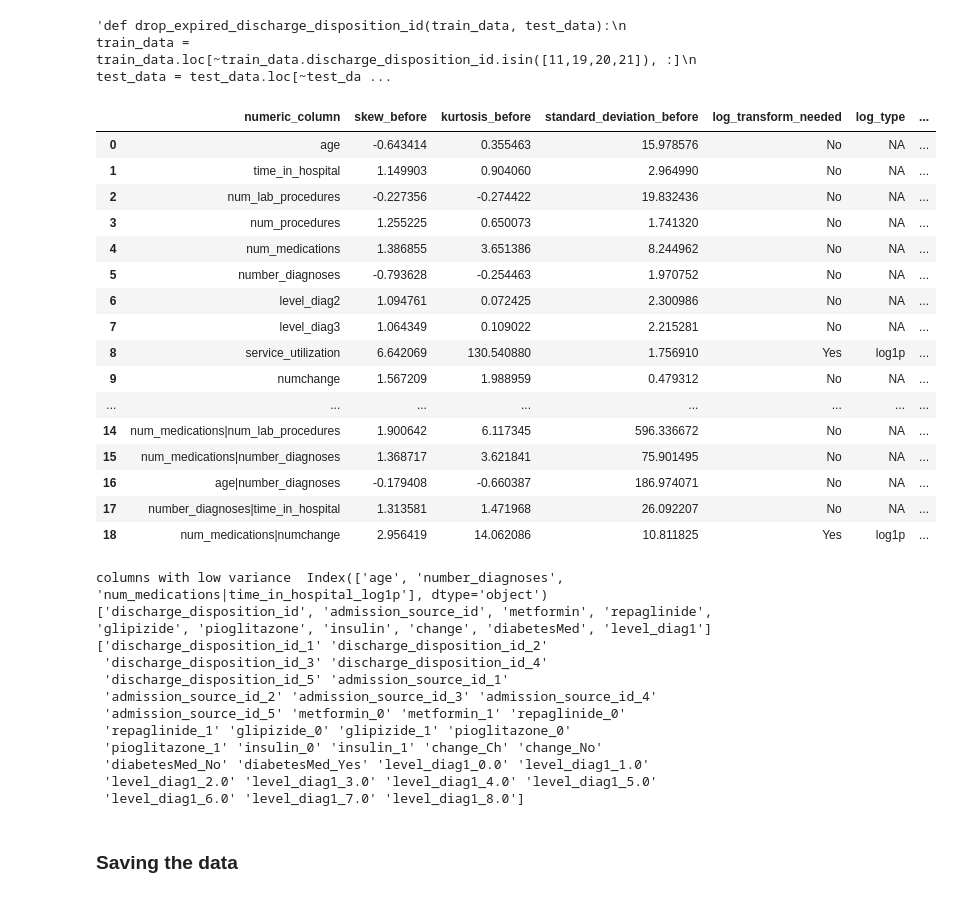
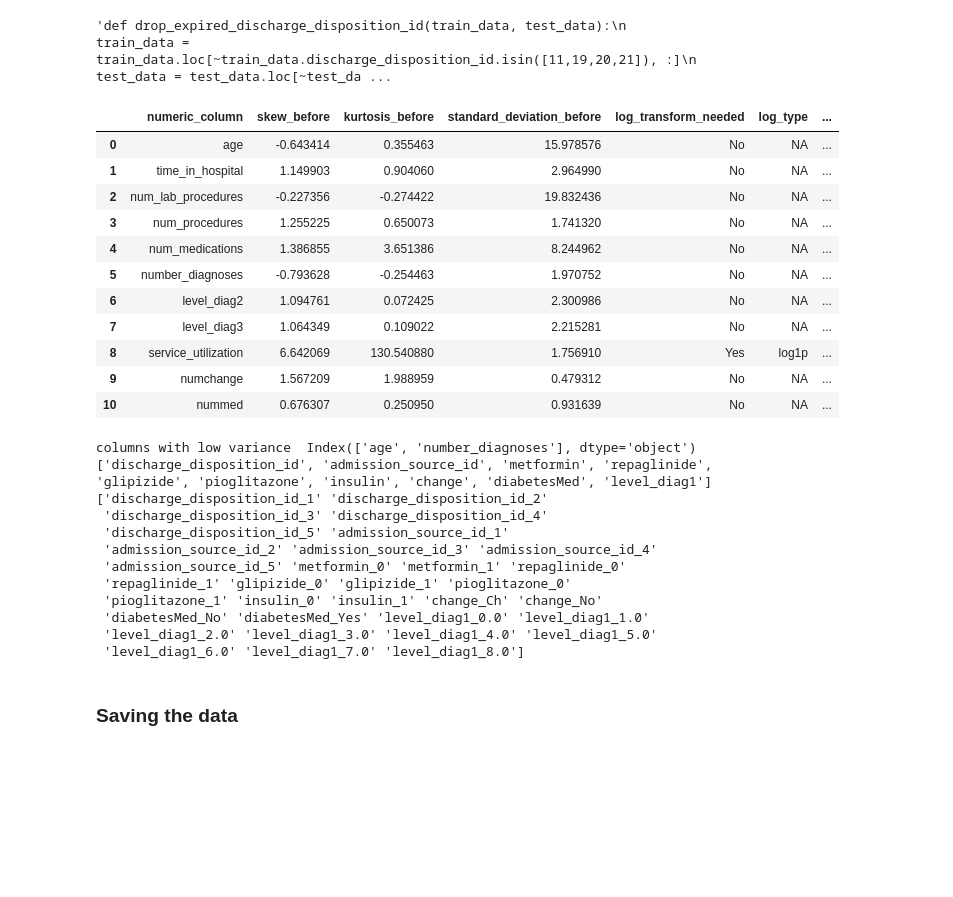
Before and after one commit to BasselAli1/Kaggle_Competition, a Jupyter notebook: Data_processing.ipynb, the cells around one changed output. Saved outputs shown, nothing was run; the diff lists cells and outputs as text; code cells hidden in the pictures; blank space fills up the shorter version.

Commit message:
Update Data_processing.ipynb
1- selecting the best 10 categorical features with chi2 test
2- using service utilization
3- removing interaction variables
f1 score on val: 0.79

```diff
--- a/Data_processing.ipynb
+++ b/Data_processing.ipynb
@@ -525,41 +525,36 @@ train_data, test_data = convert_age_to_numerical(train_data, test_data)
 
 
 train_data, test_data = count_the_change_in_medications(train_data, test_data)
 train_data, test_data = count_whether_he_takes_medications_and_convert_medications_to_0_1(train_data, test_data)
 train_data, test_data = drop_encounter_id_and_patient_id(train_data, test_data)
 train_data, test_data = make_columns_string(train_data, test_data)
-train_data, test_data = adding_interaction_variables(train_data, test_data)
+#train_data, test_data = adding_interaction_variables(train_data, test_data)
 train_data , test_data = check_skewness_and_take_log_of_skeweed_features(train_data, test_data)
 train_data = remove_outliers(train_data)
 train_data, test_data = remove_low_variance_columns(train_data, test_data)
 output, train_data = encode_output(train_data)
 
 train_data, test_data = replace_admission_type_id(train_data, test_data)
 train_data, test_data = drop_diag_2_and_3(train_data, test_data)
 train_data, test_data = drop_categorical_features_with_one_value(train_data, test_data)
 train_data, test_data = choose_best_categorical_features(train_data, test_data, output)
 non_numeric_columns_train, non_numeric_columns_test = one_hot_encode_object_columns(train_data, test_data)
 numeric_columns_train_standrized, numeric_columns_test_standrized = standarize_numeric_features(train_data, test_data)
 all_columns_train, all_columns_test = combine(numeric_columns_train_standrized, numeric_columns_test_standrized, non_numeric_columns_train, non_numeric_columns_test)
 # %% [output]
 |  | numeric_column | skew_before | kurtosis_before | standard_deviation_before | log_transform_needed | log_type | ... |
 | 0 | age | -0.643414 | 0.355463 | 15.978576 | No | NA | ... |
 | 1 | time_in_hospital | 1.149903 | 0.904060 | 2.964990 | No | NA | ... |
 | 2 | num_lab_procedures | -0.227356 | -0.274422 | 19.832436 | No | NA | ... |
 | 3 | num_procedures | 1.255225 | 0.650073 | 1.741320 | No | NA | ... |
 | 4 | num_medications | 1.386855 | 3.651386 | 8.244962 | No | NA | ... |
 | 5 | number_diagnoses | -0.793628 | -0.254463 | 1.970752 | No | NA | ... |
 | 6 | level_diag2 | 1.094761 | 0.072425 | 2.300986 | No | NA | ... |
 | 7 | level_diag3 | 1.064349 | 0.109022 | 2.215281 | No | NA | ... |
 | 8 | service_utilization | 6.642069 | 130.540880 | 1.756910 | Yes | log1p | ... |
 | 9 | numchange | 1.567209 | 1.988959 | 0.479312 | No | NA | ... |
-| ... | ... | ... | ... | ... | ... | ... | ... |
-| 14 | num_medications|num_lab_procedures | 1.900642 | 6.117345 | 596.336672 | No | NA | ... |
-| 15 | num_medications|number_diagnoses | 1.368717 | 3.621841 | 75.901495 | No | NA | ... |
-| 16 | age|number_diagnoses | -0.179408 | -0.660387 | 186.974071 | No | NA | ... |
-| 17 | number_diagnoses|time_in_hospital | 1.313581 | 1.471968 | 26.092207 | No | NA | ... |
-| 18 | num_medications|numchange | 2.956419 | 14.062086 | 10.811825 | Yes | log1p | ... |
+| 10 | nummed | 0.676307 | 0.250950 | 0.931639 | No | NA | ... |
-columns with low variance  Index(['age', 'number_diagnoses', 'num_medications|time_in_hospital_log1p'], dtype='object')
+columns with low variance  Index(['age', 'number_diagnoses'], dtype='object')
 ['discharge_disposition_id', 'admission_source_id', 'metformin', 'repaglinide', 'glipizide', 'pioglitazone', 'insulin', 'change', 'diabetesMed', 'level_diag1']
 ['discharge_disposition_id_1' 'discharge_disposition_id_2'
  'discharge_disposition_id_3' 'discharge_disposition_id_4'
```
Also changed, not shown: parts of 8 cells of this notebook.
